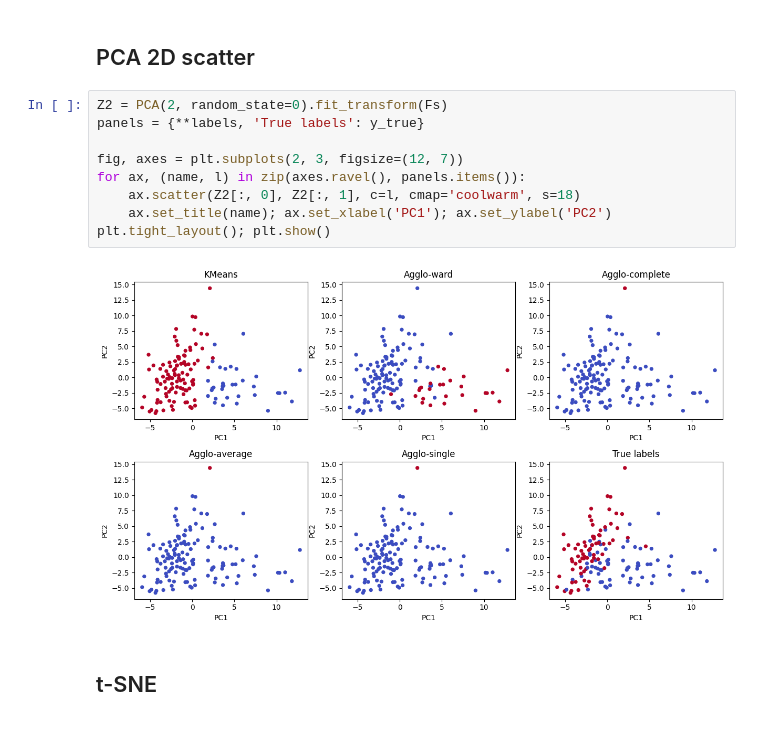
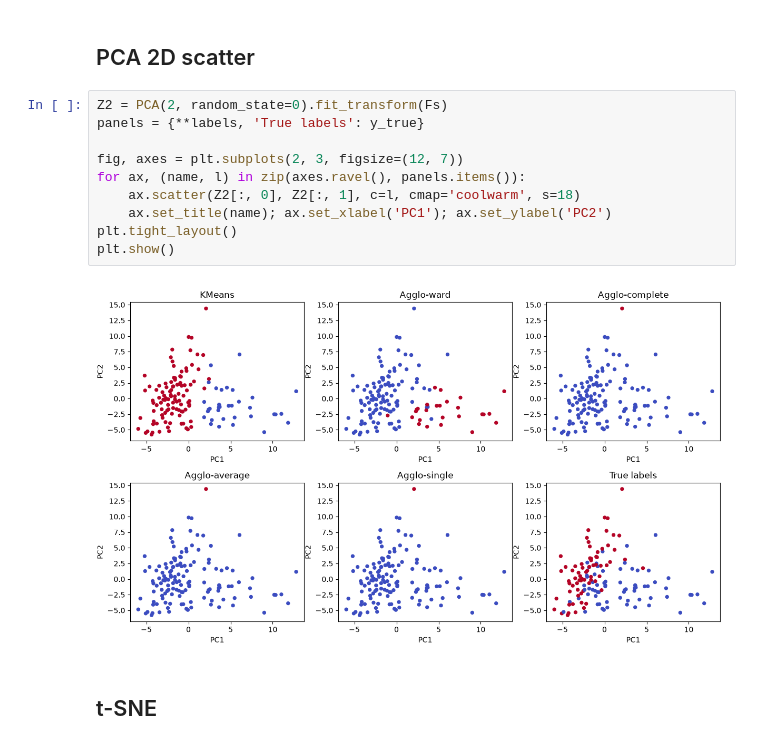
Before and after one commit to AkilanSS/23CSE301--Machine-Learning-Capstone-Project, a Jupyter notebook: notebooks/clustering.ipynb, the cells around one changed output. Cells and saved outputs as stored; diff of their text form.

```diff
--- a/notebooks/clustering.ipynb
+++ b/notebooks/clustering.ipynb
@@ -121,14 +146,15 @@ pd.DataFrame(rows).set_index('Algorithm').round(3)
 # %%
 Z2 = PCA(2, random_state=0).fit_transform(Fs)
 panels = {**labels, 'True labels': y_true}
 
 fig, axes = plt.subplots(2, 3, figsize=(12, 7))
 for ax, (name, l) in zip(axes.ravel(), panels.items()):
     ax.scatter(Z2[:, 0], Z2[:, 1], c=l, cmap='coolwarm', s=18)
     ax.set_title(name); ax.set_xlabel('PC1'); ax.set_ylabel('PC2')
-plt.tight_layout(); plt.show()
+plt.tight_layout()
+plt.show()
 # %% [output]
-[figure, old version]
+[figure, new version]
 # %% [markdown]
 ## t-SNE
 # %%
```
Also changed, not shown: parts of 17 cells of this notebook.
